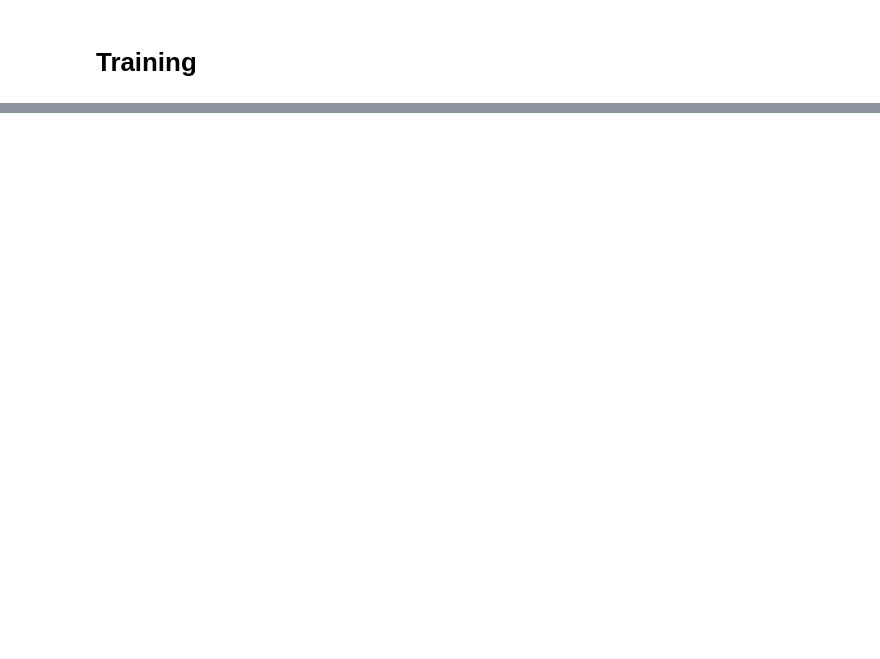
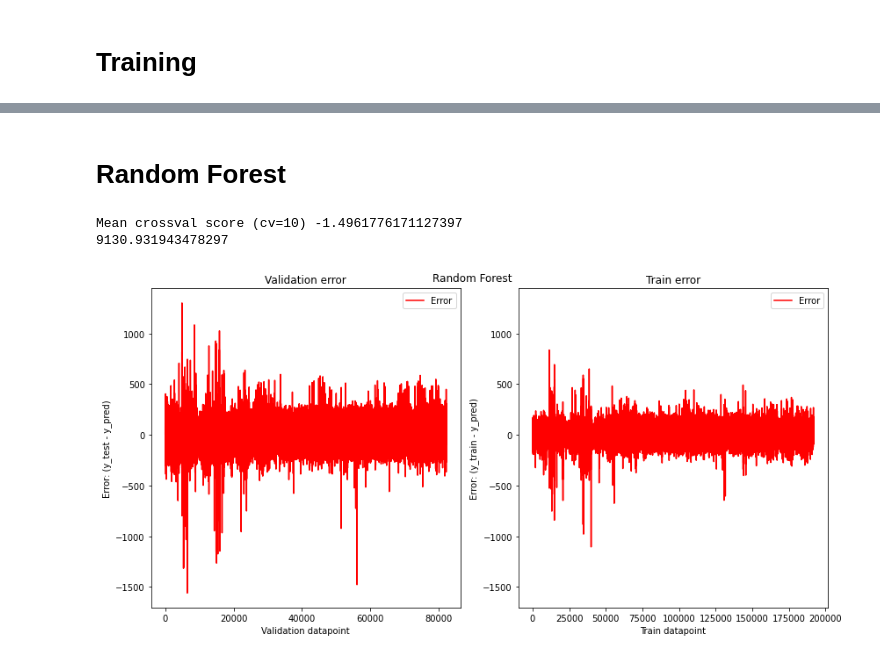
Before and after one commit to freek1/energy-demand-prediction, a Jupyter notebook: only-temp-time.ipynb, the cells around one changed output, grey strips where cells are left out. Drawn from its saved outputs; the diff is of its cells as text; code cells hidden in the pictures; blank space fills up the shorter version.

Commit message:
added random forest regressor

```diff
--- a/only-temp-time.ipynb
+++ b/only-temp-time.ipynb
@@ -513,0 +510,59 @@ Trained on: ['datetime_local' 'Relative Humidity' 'Temperature' 'load_time'
+# %% [markdown]
+# Random Forest
+# %%
+# Split the data into training and test sets
+X_train = train.drop('demand_kW', axis=1)
+y_train = np.array(train['demand_kW']).ravel()
+
+X_val = val.drop('demand_kW', axis=1)
+y_val = np.array(val['demand_kW']).ravel()
+
+X_test = test.drop('demand_kW', axis=1)
+
+# Decision Tree
+# Fitting Random Forest Regression to the dataset
+# import the regressor
+from sklearn.ensemble import RandomForestRegressor
+
+# create regressor object
+pipeline = RandomForestRegressor(n_estimators=10, random_state=0)
+
+# Fit the pipeline to the training data
+pipeline.fit(X_train, y_train)
+
+from sklearn.model_selection import cross_val_score
+print('Mean crossval score (cv=10)', np.mean(cross_val_score(pipeline, X_train, y_train, cv=10)))
+
+y_pred_val = np.array(list(pipeline.predict(X_val)))
+y_pred_train = np.array(list(pipeline.predict(X_train)))
+
+data = {'y_pred': y_pred_val,
+        'y_test': y_val}
+df = pd.DataFrame(data)
+df.to_csv('output/validation_predictions_randomforest.csv', index=False)
+print(mean_squared_error(y_val, y_pred_val))
+
+# Show Error on Training Set
+fig = plt.figure(figsize=(12, 6))
+ax1 = plt.subplot(1, 2, 2)
+plt.title("Train error")
+plt.plot(np.arange(len(y_pred_train)), y_train - y_pred_train, "r-", label="Error")
+plt.legend(loc="upper right")
+plt.xlabel("Train datapoint")
+plt.ylabel("Error: (y_train - y_pred)")
+
+# Show Error on Validation Set
+ax2 = plt.subplot(1, 2, 1, sharey = ax1)
+plt.title("Validation error")
+plt.plot(np.arange(len(y_pred_val)), y_val - y_pred_val, "r-", label="Error")
+plt.legend(loc="upper right")
+plt.xlabel("Validation datapoint")
+plt.ylabel("Error: (y_test - y_pred)")
+
+fig.tight_layout()
+plt.suptitle("Random Forest")
+plt.show()
+# %% [output]
+Mean crossval score (cv=10) -1.4961776171127397
+9130.931943478297
+[figure, added]
```
Also changed, not shown: parts of 8 cells of this notebook, 1 other file.
